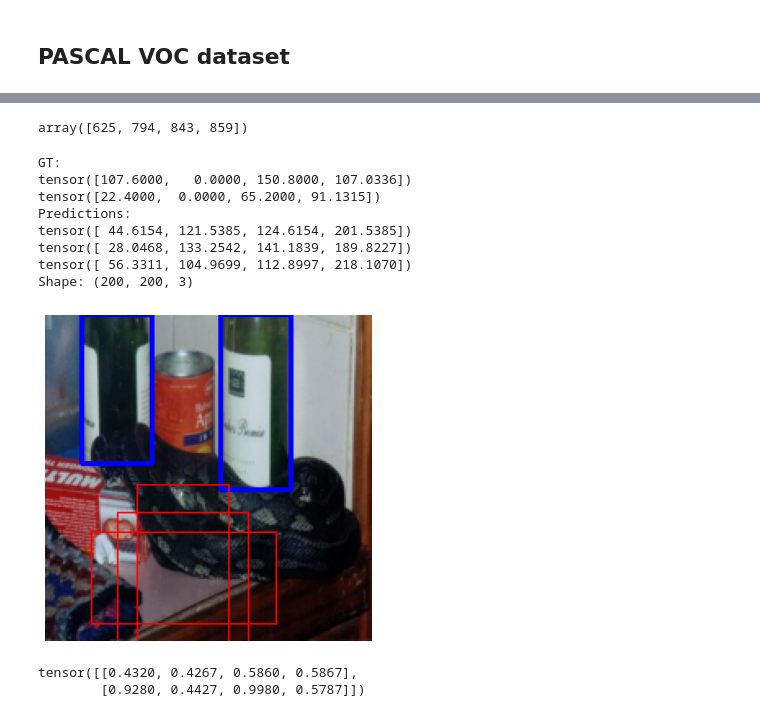
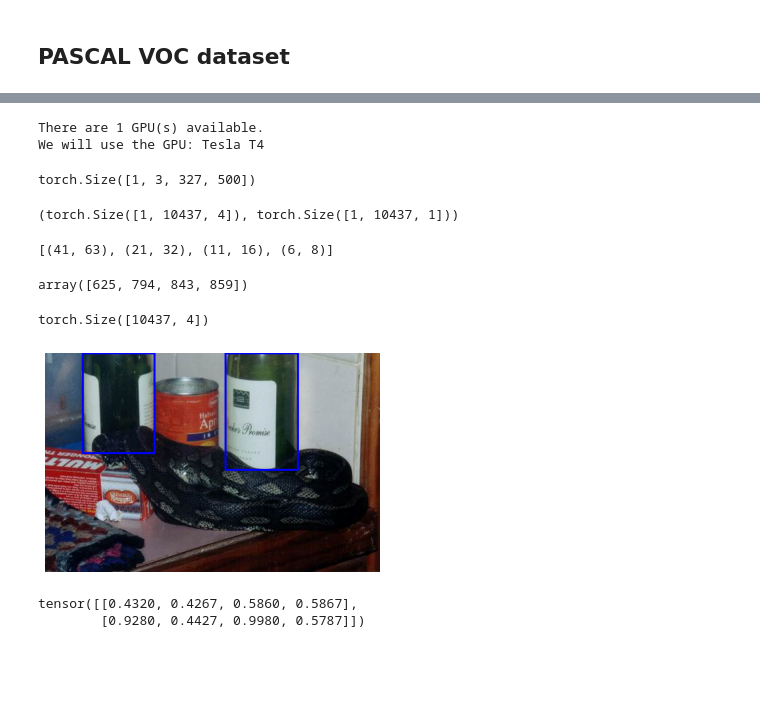
Before and after one commit to MIchaelKa/detection-tutorial, a Jupyter notebook: detection-tutorial.ipynb, the cells around one changed output, grey strips where cells are left out. Saved outputs shown, nothing was run; the diff lists cells and outputs as text; code cells hidden in the pictures; blank space fills up the shorter version.

Commit message:
Fix issue with anchor generation

```diff
--- a/detection-tutorial.ipynb
+++ b/detection-tutorial.ipynb
@@ -152,13 +158,0 @@ dataset = PascalVOCDataset('./pascal-voc/', 'TRAIN', get_transform_2())
-# %%
-settings = dict(
-    clip=False,
-    feature_dims = [25, 13, 7, 4], # TODO: Read from image?
-    # scales = [0.9, 0.6, 0.3],
-    feature_map_scales = [0.2, 0.4, 0.6, 0.8],
-    aspect_ratios = [1., 2., 0.5],
-)
-
-feature_dims = [(25, 25), (13, 13), (7, 7), (4 ,4)]
-
-anchors = generate_anchors(feature_dims, settings)
-anchors.shape
@@ -170,0 +161,5 @@ settings['feature_dims']
+# %%
+device = get_device()
+# %% [output]
+There are 1 GPU(s) available.
+We will use the GPU: Tesla T4
@@ -171,31 +179,41 @@ settings['feature_dims']
+# %%
+image_single_batch = image.unsqueeze(0).to(device)
+image_single_batch.shape
+# %% [output]
+torch.Size([1, 3, 327, 500])
+# %%
+offsets, labels, feature_dims = net(image_single_batch)
+offsets.shape, labels.shape
+# %% [output]
+(torch.Size([1, 10437, 4]), torch.Size([1, 10437, 1]))
+# %%
+feature_dims
+# %% [output]
+[(41, 63), (21, 32), (11, 16), (6, 8)]
 # %%
 N = 3
 feature_dims = np.array(settings['feature_dims'])
 (feature_dims**2).cumsum()
 # %% [output]
 array([625, 794, 843, 859])
+# %%
+# feature_dims = [(25, 25), (13, 13), (7, 7), (4 ,4)]
+
+anchors = generate_anchors(image_single_batch, feature_dims, settings)
+anchors.shape
+# %% [output]
+torch.Size([10437, 4])
 # %%
-index = 5
-image, target = dataset[index]
-
 gt_boxes = target['boxes']
 
-start = 700
+start = 3500
 anchors_to_show = anchors[start*N:(start+1)*N]
 
 plt.figure(figsize=(6,6))
 # show_image_and_bb(image, target['boxes'])
-show_predictions(image, gt_boxes, anchors_to_show, verbose=True)
+show_predictions(image, gt_boxes, anchors_to_show, verbose=False)
 # %% [output]
-GT:
-tensor([107.6000,   0.0000, 150.8000, 107.0336])
-tensor([22.4000,  0.0000, 65.2000, 91.1315])
-Predictions:
-tensor([ 44.6154, 121.5385, 124.6154, 201.5385])
-tensor([ 28.0468, 133.2542, 141.1839, 189.8227])
-tensor([ 56.3311, 104.9699, 112.8997, 218.1070])
-Shape: (200, 200, 3)
-[figure, old version]
+[figure, new version]
 # %%
 from torchvision.ops import boxes as box_ops
 box_similarity = box_ops.box_iou
```
Also changed, not shown: parts of 8 cells of this notebook, 1 other file.
